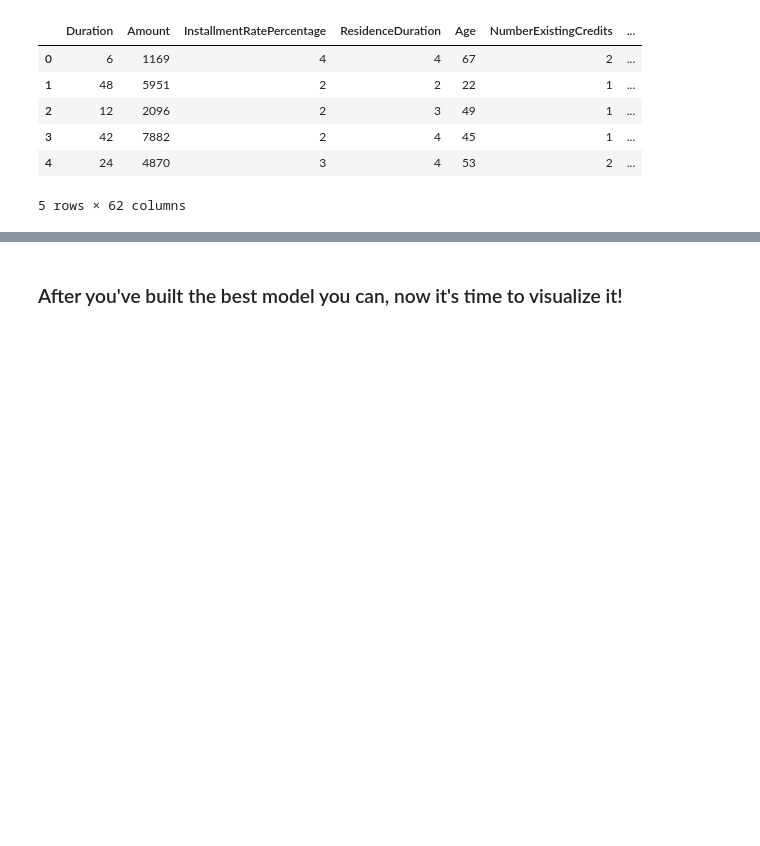
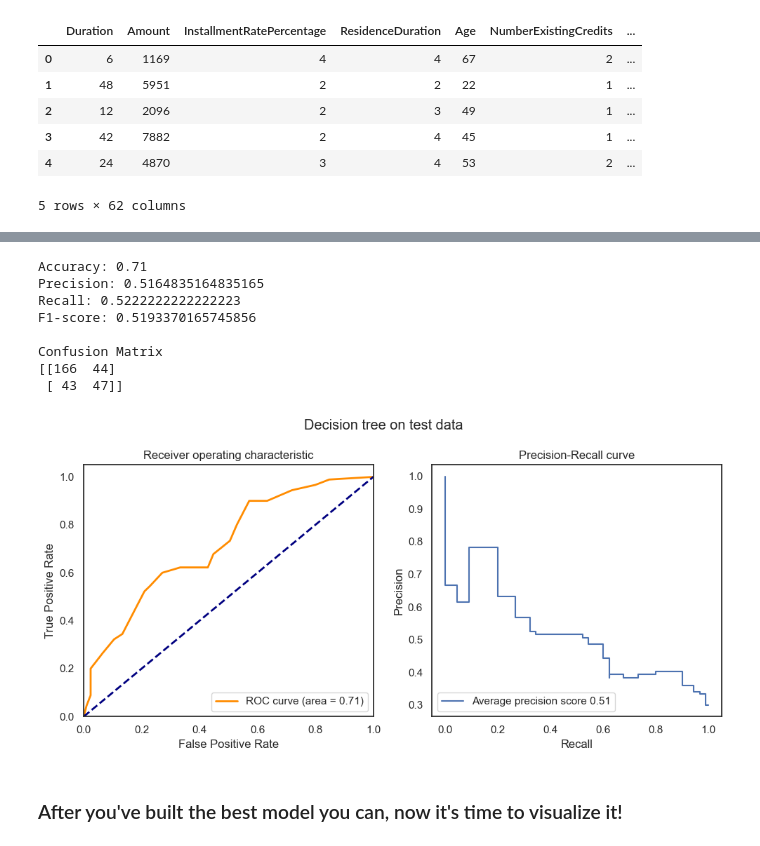
Before and after one commit to nico-corthorn/mec-mini-projects, a Jupyter notebook: mec-13.5.1-tree-based-algorithms-mini-project/Mini_Project_Tree-Based_Algorithms.ipynb, the cells around one changed output, grey strips where cells are left out. Drawn from its saved outputs; the diff is of its cells as text; code cells hidden in the pictures; blank space fills up the shorter version.

```diff
--- a/mec-13.5.1-tree-based-algorithms-mini-project/Mini_Project_Tree-Based_Algorithms.ipynb
+++ b/mec-13.5.1-tree-based-algorithms-mini-project/Mini_Project_Tree-Based_Algorithms.ipynb
@@ -91,3 +164,17 @@ weighted avg       0.76      0.74      0.68       700
+# %%
+y_pred = dt_gs.predict(X_test)
+y_scores = dt_gs.predict_proba(X_test)[:,1]
+check_performance(y_test, y_pred, y_scores, 'Decision tree on test data')
+# %% [output]
+Accuracy: 0.71
+Precision: 0.5164835164835165
+Recall: 0.5222222222222223
+F1-score: 0.5193370165745856
+
+Confusion Matrix
+[[166  44]
+ [ 43  47]]
+[figure, added]
 # %% [markdown]
 ### After you've built the best model you can, now it's time to visualize it!
 # %% [markdown]
```
Also changed, not shown: parts of 32 cells of this notebook.
